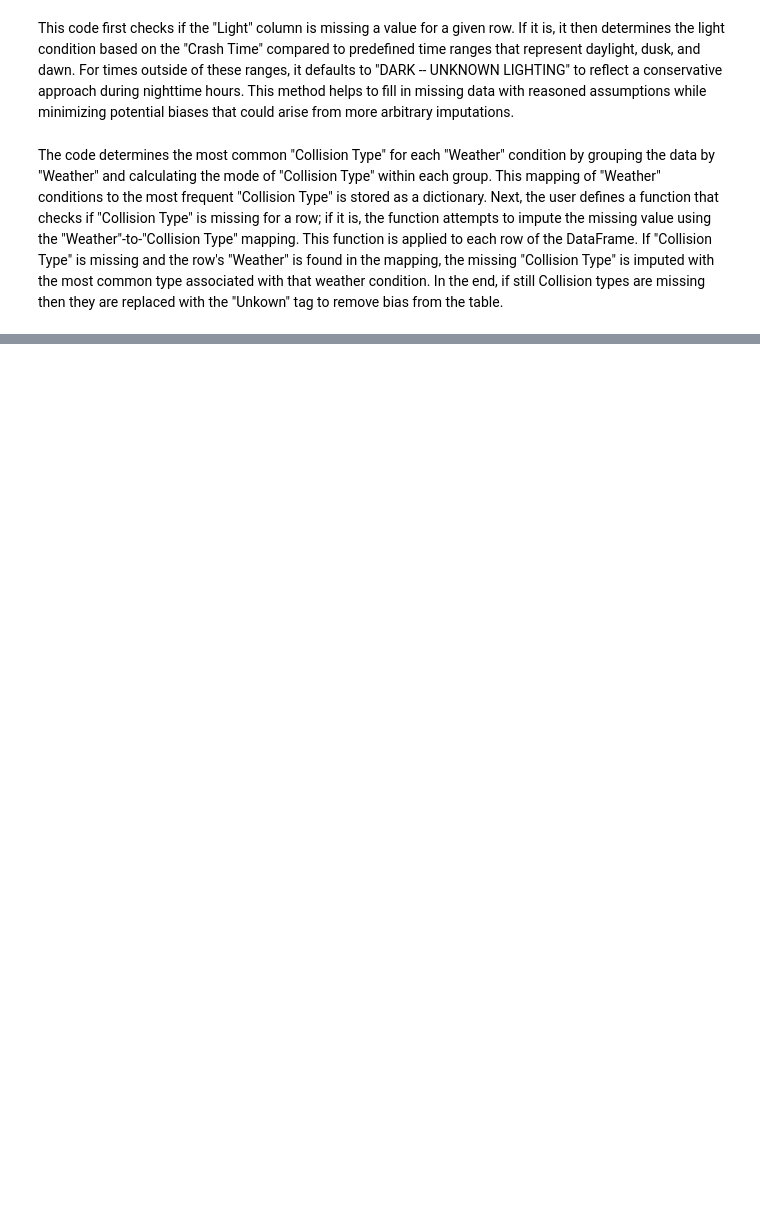
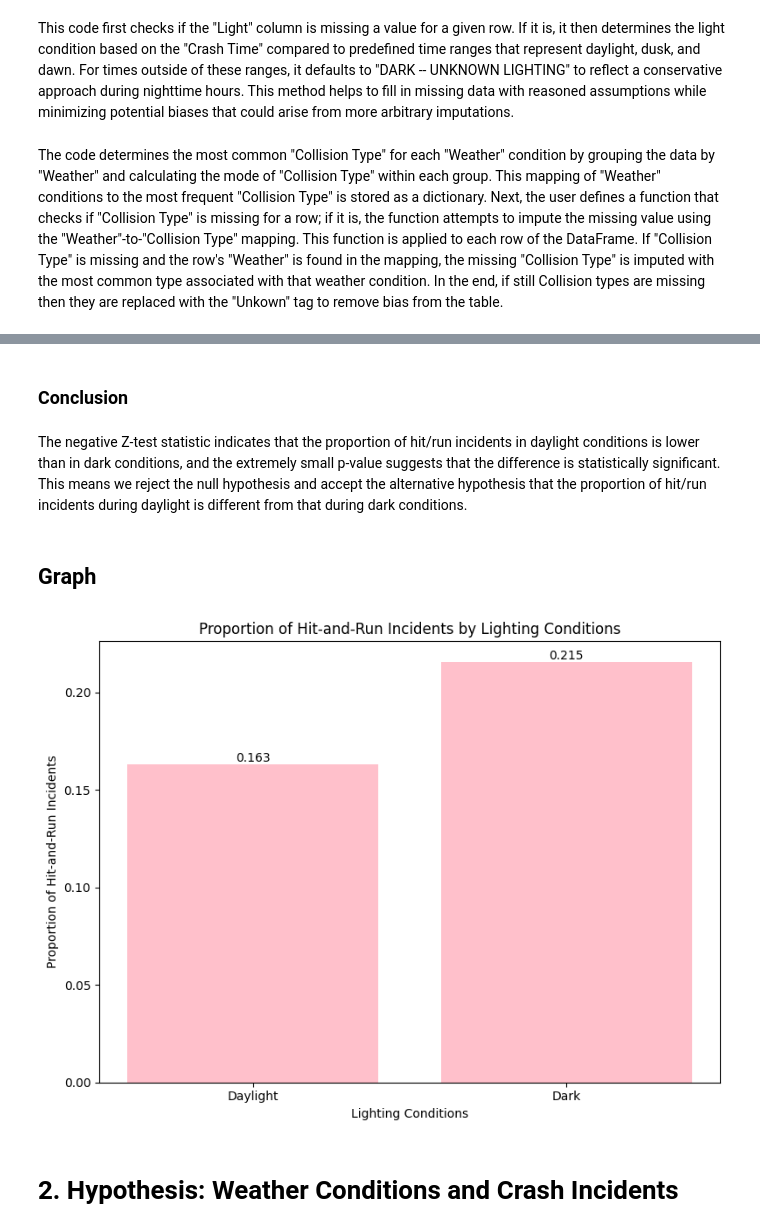
Before and after one commit to tanayshah11/car-crash-analytics, a Jupyter notebook: Final_Project_Checkpoint_2_Kalra_Kheria_Shah.ipynb, the cells around one changed output, grey strips where cells are left out. Drawn from its saved outputs; the diff is of its cells as text; code cells hidden in the pictures; blank space fills up the shorter version.

```diff
--- a/Final_Project_Checkpoint_2_Kalra_Kheria_Shah.ipynb
+++ b/Final_Project_Checkpoint_2_Kalra_Kheria_Shah.ipynb
@@ -39,3 +60,3 @@ import datetime
 # %%
-crash_df = pd.read_csv('crash.csv')
-crash_df.head(20)
+crash_df = pd.read_csv('Crash_Report.csv')
+crash_df
@@ -67,12 +65,0 @@ Columns: 44
-# %%
-crash_df['date'] = pd.to_datetime(crash_df['Crash Date/Time'])
-
-# Find the earliest date
-earliest_date = crash_df['date'].min()
-
-# Find the latest date
-latest_date = crash_df['date'].max()
-
-# Print the results
-print("Earliest crash date:", earliest_date)
-print("Latest crash date:", latest_date)
@@ -612,0 +286,30 @@ P-value: 0.4984939641401311
+# %% [markdown]
+### **Conclusion**
+# %% [markdown]
+The negative Z-test statistic indicates that the proportion of hit/run incidents in daylight conditions is lower than in dark conditions, and the extremely small p-value suggests that the difference is statistically significant. This means we reject the null hypothesis and accept the alternative hypothesis that the proportion of hit/run incidents during daylight is different from that during dark conditions.
+# %% [markdown]
+## **Graph**
+# %%
+import matplotlib.pyplot as plt
+
+daylight_proportion = daylight_hitrun_count / daylight_count
+dark_proportion = dark_hitrun_count / dark_count
+
+conditions = ['Daylight', 'Dark']
+proportions = [daylight_proportion, dark_proportion]
+
+plt.figure(figsize=(8, 6))
+plt.bar(conditions, proportions, color = 'pink')
+plt.xlabel('Lighting Conditions')
+plt.ylabel('Proportion of Hit-and-Run Incidents')
+plt.title('Proportion of Hit-and-Run Incidents by Lighting Conditions')
+
+for i, proportion in enumerate(proportions):
+    plt.text(i, proportion, f'{proportion:.3f}', ha='center', va='bottom')
+
+plt.tight_layout()
+plt.show()
+# %% [output]
+[figure, added]
+# %% [markdown]
+# **2.   Hypothesis: Weather Conditions and Crash Incidents**
```
Also changed, not shown: parts of 72 cells of this notebook, 2 other files.
